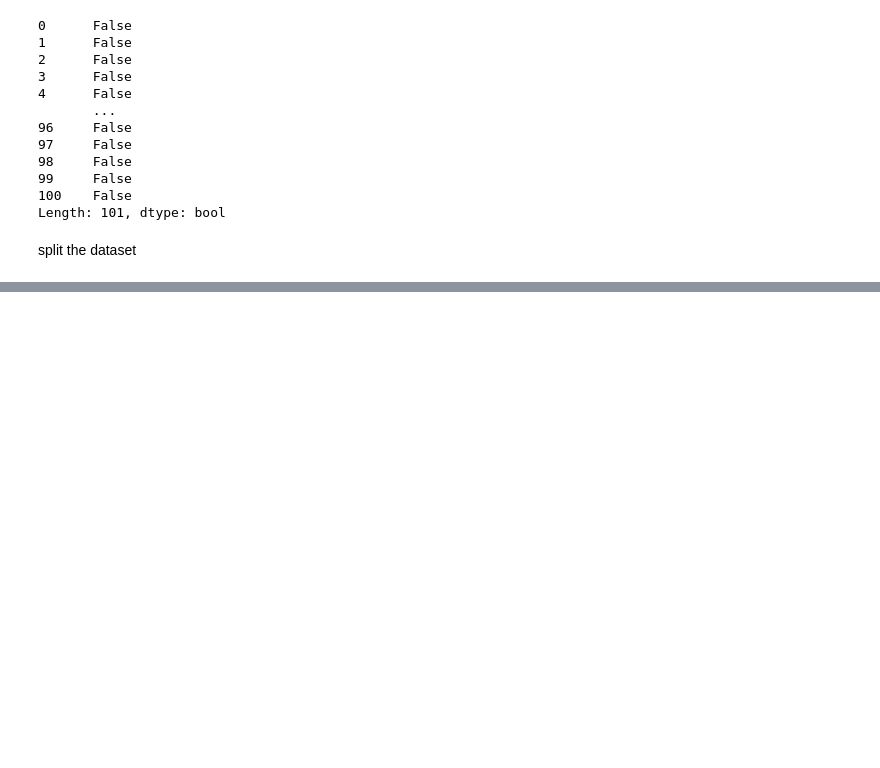
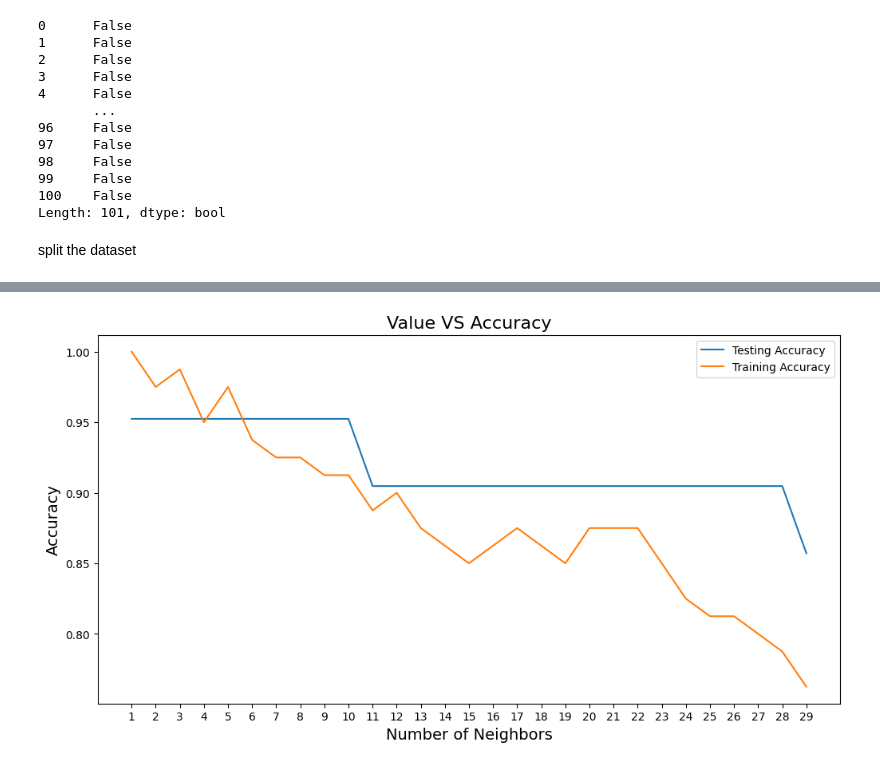
Before and after one commit to kjghfnxggdgbvg/kjghfnxggdgbvg, a Jupyter notebook: knn_assignment1.ipynb, the cells around one changed output, grey strips where cells are left out. Cells and saved outputs as stored; diff of their text form; code cells hidden in the pictures; blank space fills up the shorter version.

```diff
--- a/knn_assignment1.ipynb
+++ b/knn_assignment1.ipynb
@@ -211,0 +229,22 @@ plt.show()
+# %%
+train_accuracy = []
+test_accuracy = []
+
+k_range = [i for i in range(1,30)]
+for k in k_range:
+    knn = KNeighborsClassifier(n_neighbors=k)
+    knn.fit(X_train,y_train)
+    train_accuracy.append(knn.score(X_train,y_train))
+    test_accuracy.append(knn.score(X_test,y_test))
+
+plt.figure(figsize=[12,6])
+plt.plot(k_range, test_accuracy, label = 'Testing Accuracy')
+plt.plot(k_range, train_accuracy, label = 'Training Accuracy')
+plt.legend()
+plt.title('Value VS Accuracy',fontsize = 16)
+plt.xlabel('Number of Neighbors',fontsize = 14)
+plt.ylabel('Accuracy',fontsize = 14)
+plt.xticks(k_range)
+plt.show()
+# %% [output]
+[figure, added]
```
Also changed, not shown: parts of 40 cells of this notebook.
